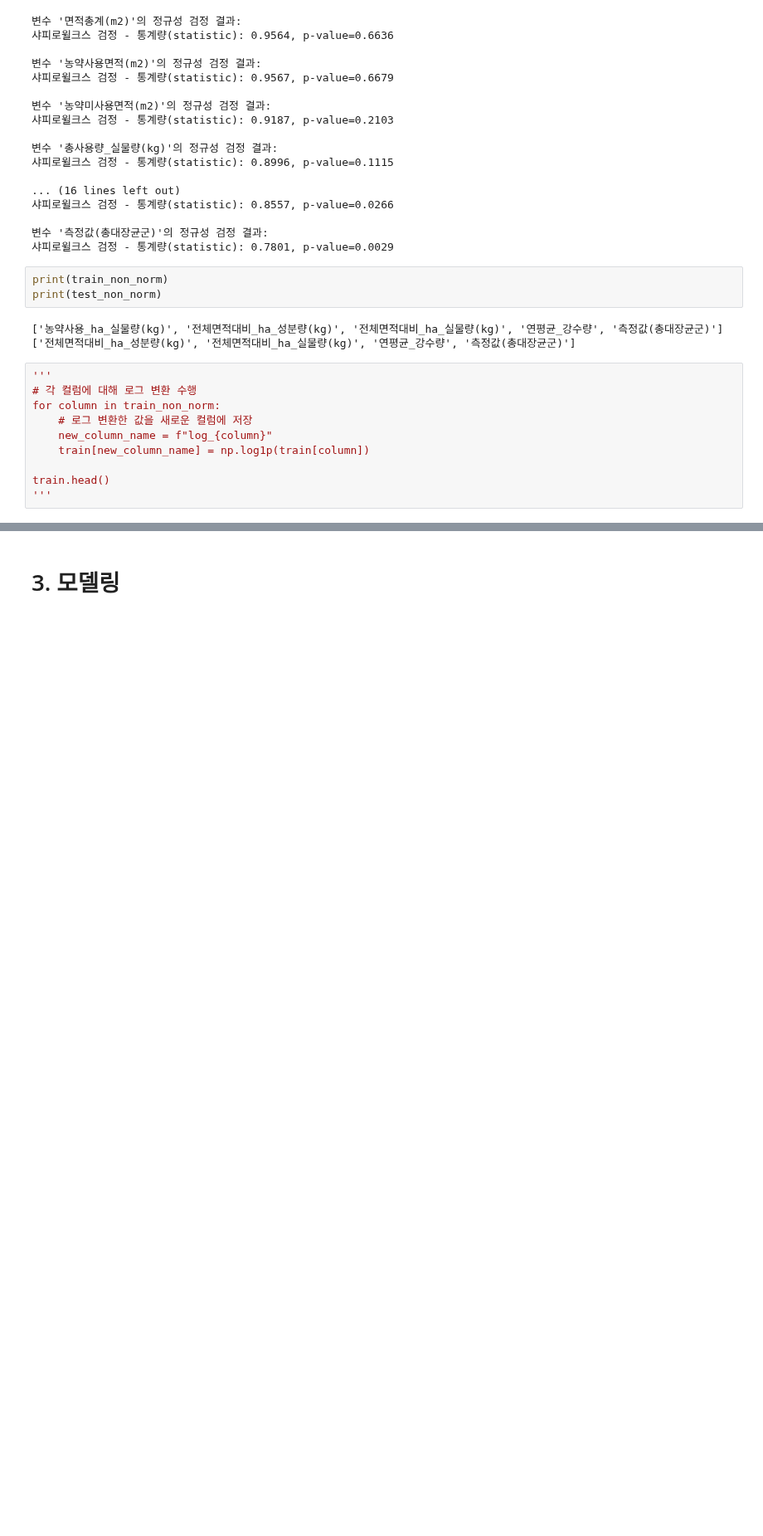
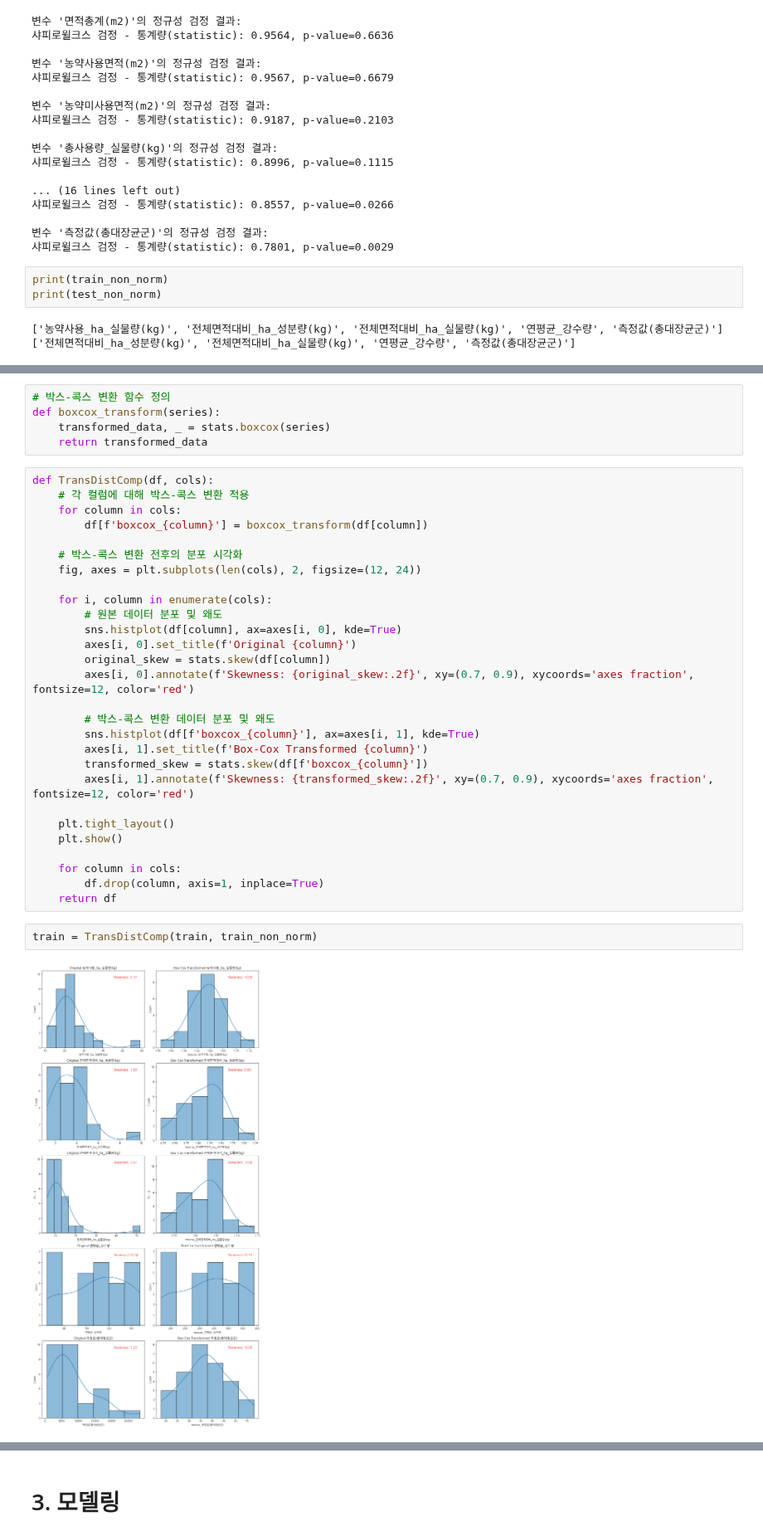
Before and after one commit to viola2002/dartb, a Jupyter notebook: contest/2024ecothon/code/modeling_demo.ipynb, the cells around one changed output, grey strips where cells are left out. Shown at 83% size. Cells and saved outputs as stored; diff of their text form; blank space fills up the shorter version.

```diff
--- a/contest/2024ecothon/code/modeling_demo.ipynb
+++ b/contest/2024ecothon/code/modeling_demo.ipynb
@@ -315,13 +315,3 @@ print(test_non_norm)
 # %% [output]
 ['농약사용_ha_실물량(kg)', '전체면적대비_ha_성분량(kg)', '전체면적대비_ha_실물량(kg)', '연평균_강수량', '측정값(총대장균군)']
 ['전체면적대비_ha_성분량(kg)', '전체면적대비_ha_실물량(kg)', '연평균_강수량', '측정값(총대장균군)']
-# %%
-'''
-# 각 컬럼에 대해 로그 변환 수행
-for column in train_non_norm:
-    # 로그 변환한 값을 새로운 컬럼에 저장
-    new_column_name = f"log_{column}"
-    train[new_column_name] = np.log1p(train[column])
-
-train.head()
-'''
@@ -329,0 +398,37 @@ train.head()
+# %%
+# 박스-콕스 변환 함수 정의
+def boxcox_transform(series):
+    transformed_data, _ = stats.boxcox(series)
+    return transformed_data
+# %%
+def TransDistComp(df, cols):
+    # 각 컬럼에 대해 박스-콕스 변환 적용
+    for column in cols:
+        df[f'boxcox_{column}'] = boxcox_transform(df[column])
+
+    # 박스-콕스 변환 전후의 분포 시각화
+    fig, axes = plt.subplots(len(cols), 2, figsize=(12, 24))
+
+    for i, column in enumerate(cols):
+        # 원본 데이터 분포 및 왜도
+        sns.histplot(df[column], ax=axes[i, 0], kde=True)
+        axes[i, 0].set_title(f'Original {column}')
+        original_skew = stats.skew(df[column])
+        axes[i, 0].annotate(f'Skewness: {original_skew:.2f}', xy=(0.7, 0.9), xycoords='axes fraction', fontsize=12, color='red')
+
+        # 박스-콕스 변환 데이터 분포 및 왜도
+        sns.histplot(df[f'boxcox_{column}'], ax=axes[i, 1], kde=True)
+        axes[i, 1].set_title(f'Box-Cox Transformed {column}')
+        transformed_skew = stats.skew(df[f'boxcox_{column}'])
+        axes[i, 1].annotate(f'Skewness: {transformed_skew:.2f}', xy=(0.7, 0.9), xycoords='axes fraction', fontsize=12, color='red')
+
+    plt.tight_layout()
+    plt.show()
+
+    for column in cols:
+        df.drop(column, axis=1, inplace=True)
+    return df
+# %%
+train = TransDistComp(train, train_non_norm)
+# %% [output]
+[figure, added]
```
Also changed, not shown: parts of 17 cells of this notebook.
